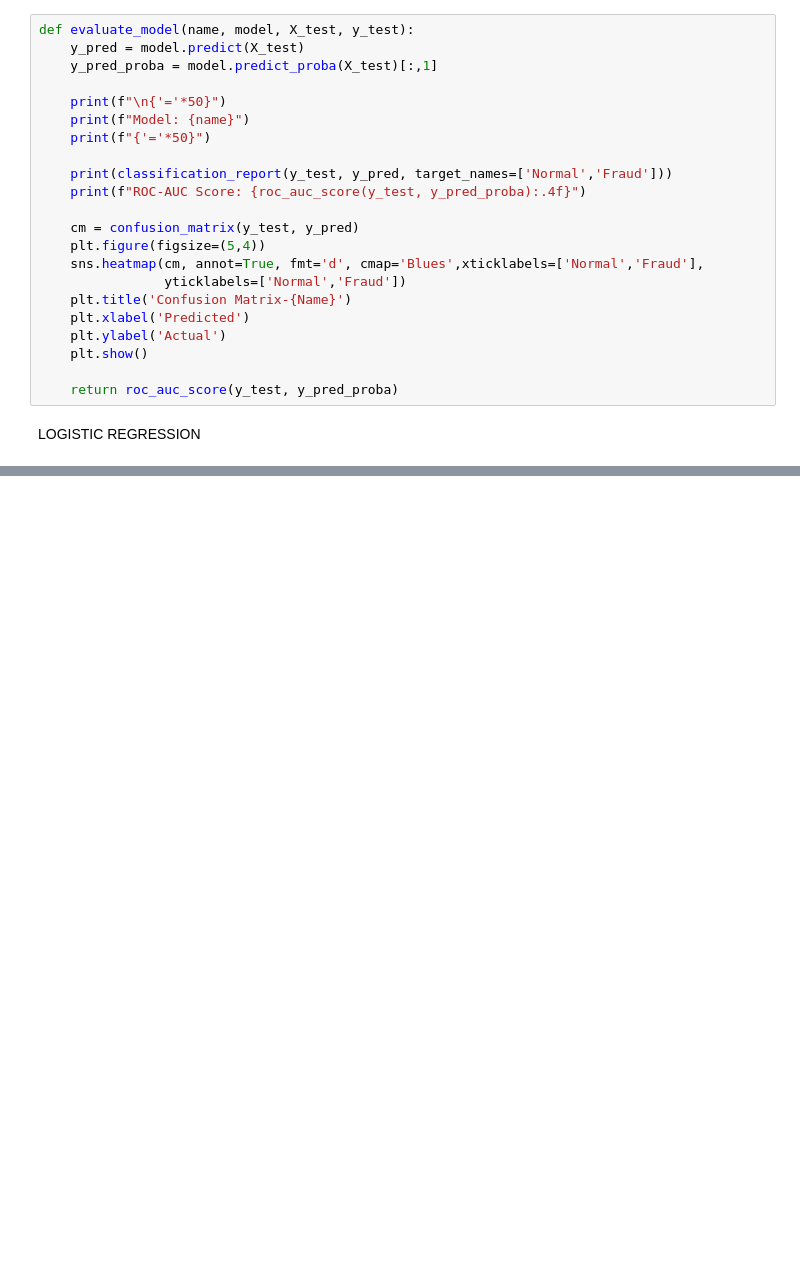
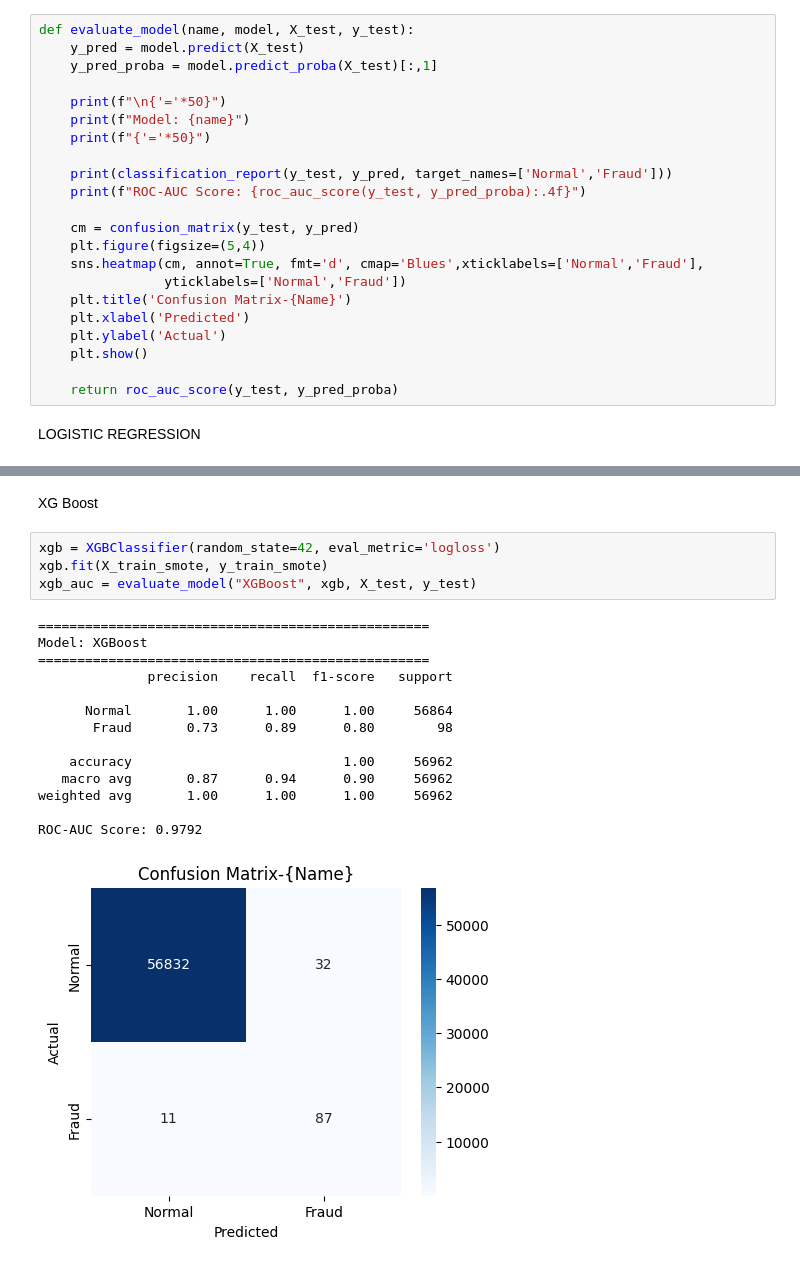
Before and after one commit to Priyanshi0004/credit-card-fraud-detection, a Jupyter notebook: notebooks/fraud_detection.ipynb, the cells around one changed output, grey strips where cells are left out. Saved outputs shown, nothing was run; the diff lists cells and outputs as text; blank space fills up the shorter version.

```diff
--- a/notebooks/fraud_detection.ipynb
+++ b/notebooks/fraud_detection.ipynb
@@ -222,0 +246,21 @@ NameError: name 'y_pred_proba' is not defined
+# %% [markdown]
+XG Boost
+# %%
+xgb = XGBClassifier(random_state=42, eval_metric='logloss')
+xgb.fit(X_train_smote, y_train_smote)
+xgb_auc = evaluate_model("XGBoost", xgb, X_test, y_test)
+# %% [output]
+==================================================
+Model: XGBoost
+==================================================
+              precision    recall  f1-score   support
+
+      Normal       1.00      1.00      1.00     56864
+       Fraud       0.73      0.89      0.80        98
+
+    accuracy                           1.00     56962
+   macro avg       0.87      0.94      0.90     56962
+weighted avg       1.00      1.00      1.00     56962
+
+ROC-AUC Score: 0.9792
+[figure, added]
```
Also changed, not shown: parts of 6 cells of this notebook, 2 other files.
